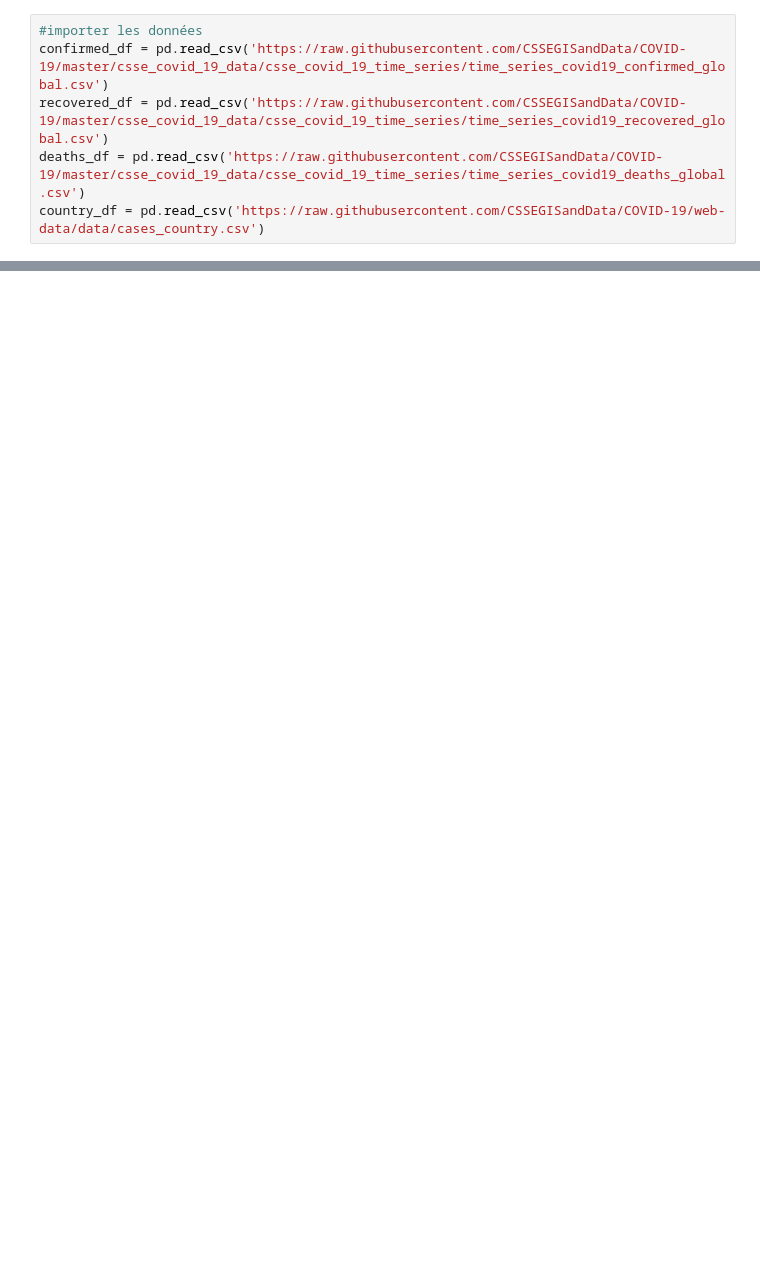
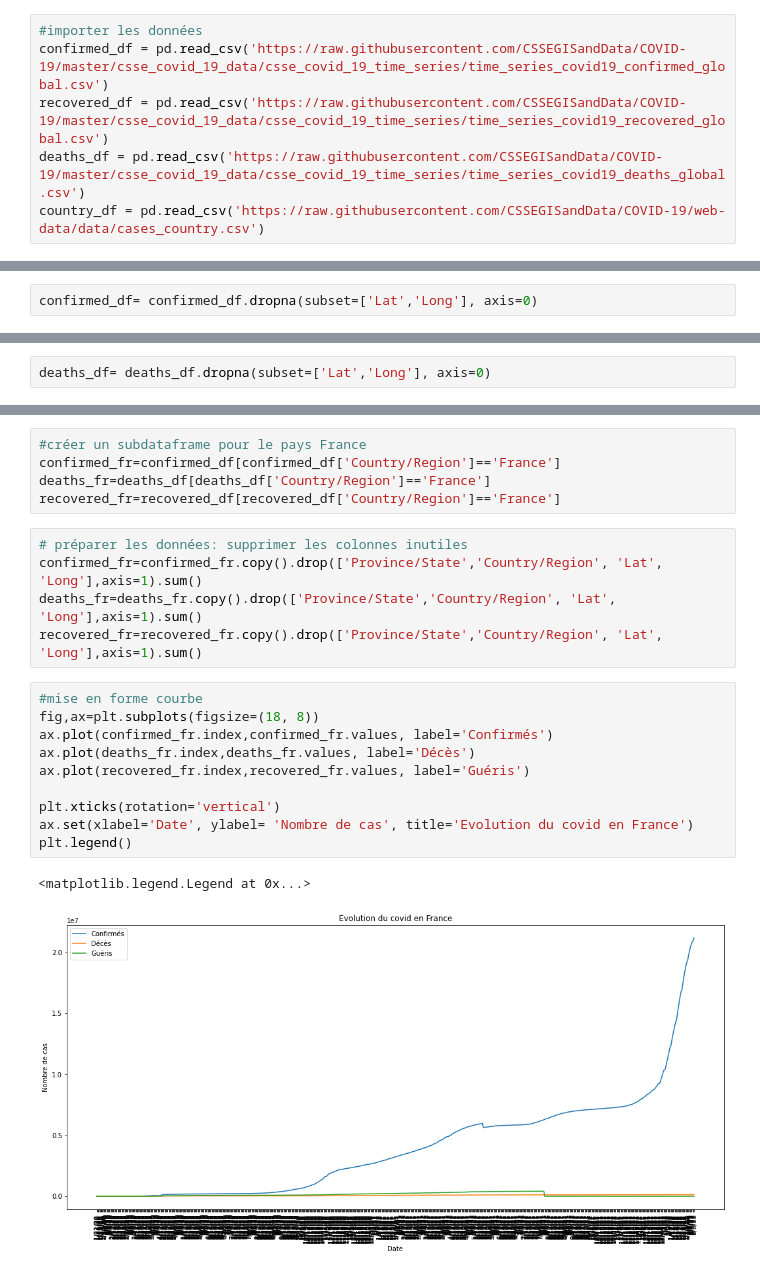
Before and after one commit to aaanoushka/Projet-Covid19, a Jupyter notebook: Analyse_covid19_pays.ipynb, the cells around one changed output, grey strips where cells are left out. Drawn from its saved outputs; the diff is of its cells as text; blank space fills up the shorter version.

Commit message:
ajout courbe France

```diff
--- a/Analyse_covid19_pays.ipynb
+++ b/Analyse_covid19_pays.ipynb
@@ -188,0 +154,2 @@ ValueError: Location values cannot contain NaNs.
+# %%
+confirmed_df= confirmed_df.dropna(subset=['Lat','Long'], axis=0)
@@ -188,0 +194,2 @@ ValueError: Location values cannot contain NaNs.
+# %%
+deaths_df= deaths_df.dropna(subset=['Lat','Long'], axis=0)
@@ -188,0 +228,23 @@ ValueError: Location values cannot contain NaNs.
+# %%
+#créer un subdataframe pour le pays France
+confirmed_fr=confirmed_df[confirmed_df['Country/Region']=='France']
+deaths_fr=deaths_df[deaths_df['Country/Region']=='France']
+recovered_fr=recovered_df[recovered_df['Country/Region']=='France']
+# %%
+# préparer les données: supprimer les colonnes inutiles
+confirmed_fr=confirmed_fr.copy().drop(['Province/State','Country/Region', 'Lat', 'Long'],axis=1).sum()
+deaths_fr=deaths_fr.copy().drop(['Province/State','Country/Region', 'Lat', 'Long'],axis=1).sum()
+recovered_fr=recovered_fr.copy().drop(['Province/State','Country/Region', 'Lat', 'Long'],axis=1).sum()
+# %%
+#mise en forme courbe
+fig,ax=plt.subplots(figsize=(18, 8))
+ax.plot(confirmed_fr.index,confirmed_fr.values, label='Confirmés')
+ax.plot(deaths_fr.index,deaths_fr.values, label='Décès')
+ax.plot(recovered_fr.index,recovered_fr.values, label='Guéris')
+
+plt.xticks(rotation='vertical')
+ax.set(xlabel='Date', ylabel= 'Nombre de cas', title='Evolution du covid en France')
+plt.legend()
+# %% [output]
+<matplotlib.legend.Legend at 0x...>
+[figure, added]
```
Also changed, not shown: parts of 24 cells of this notebook.
